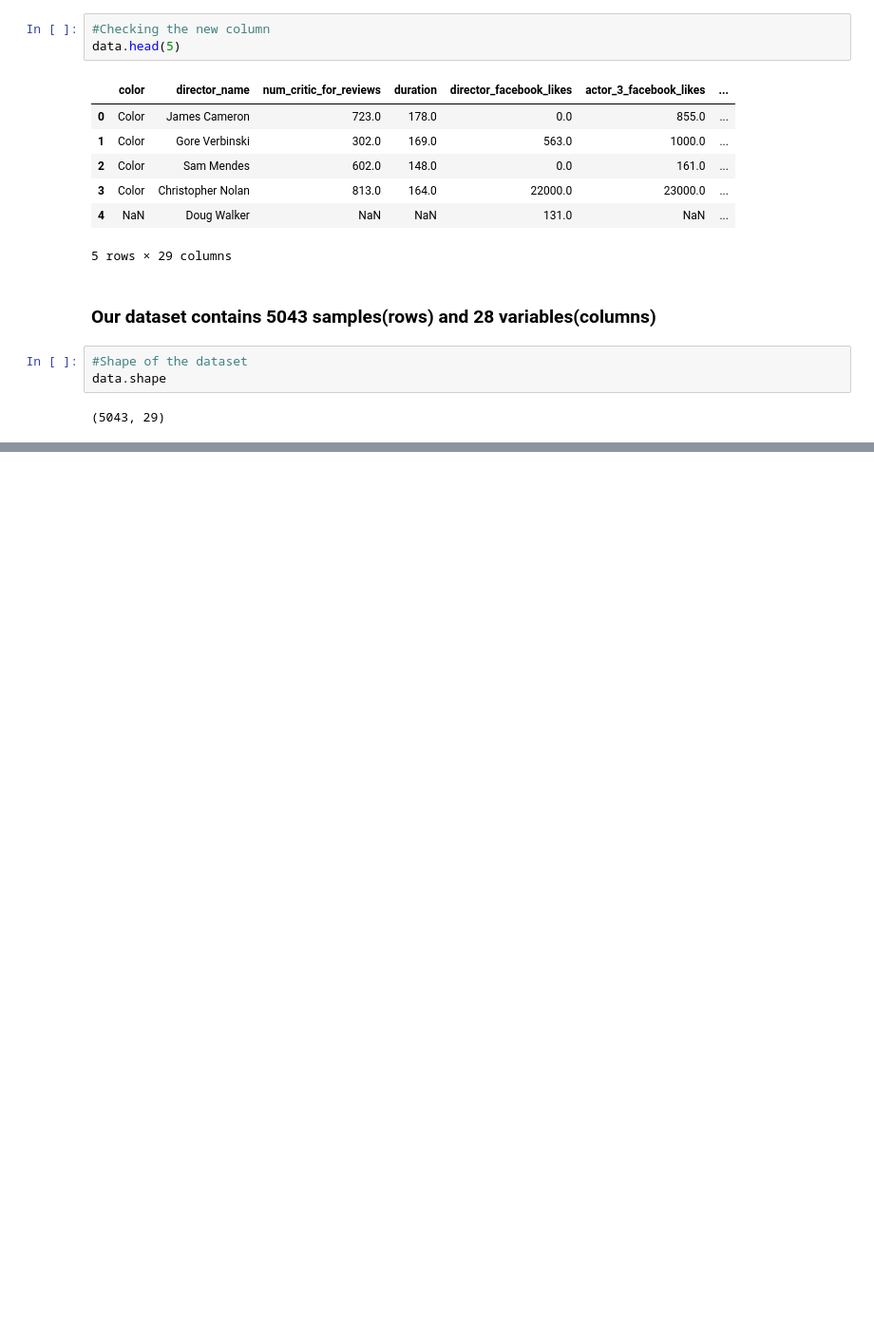
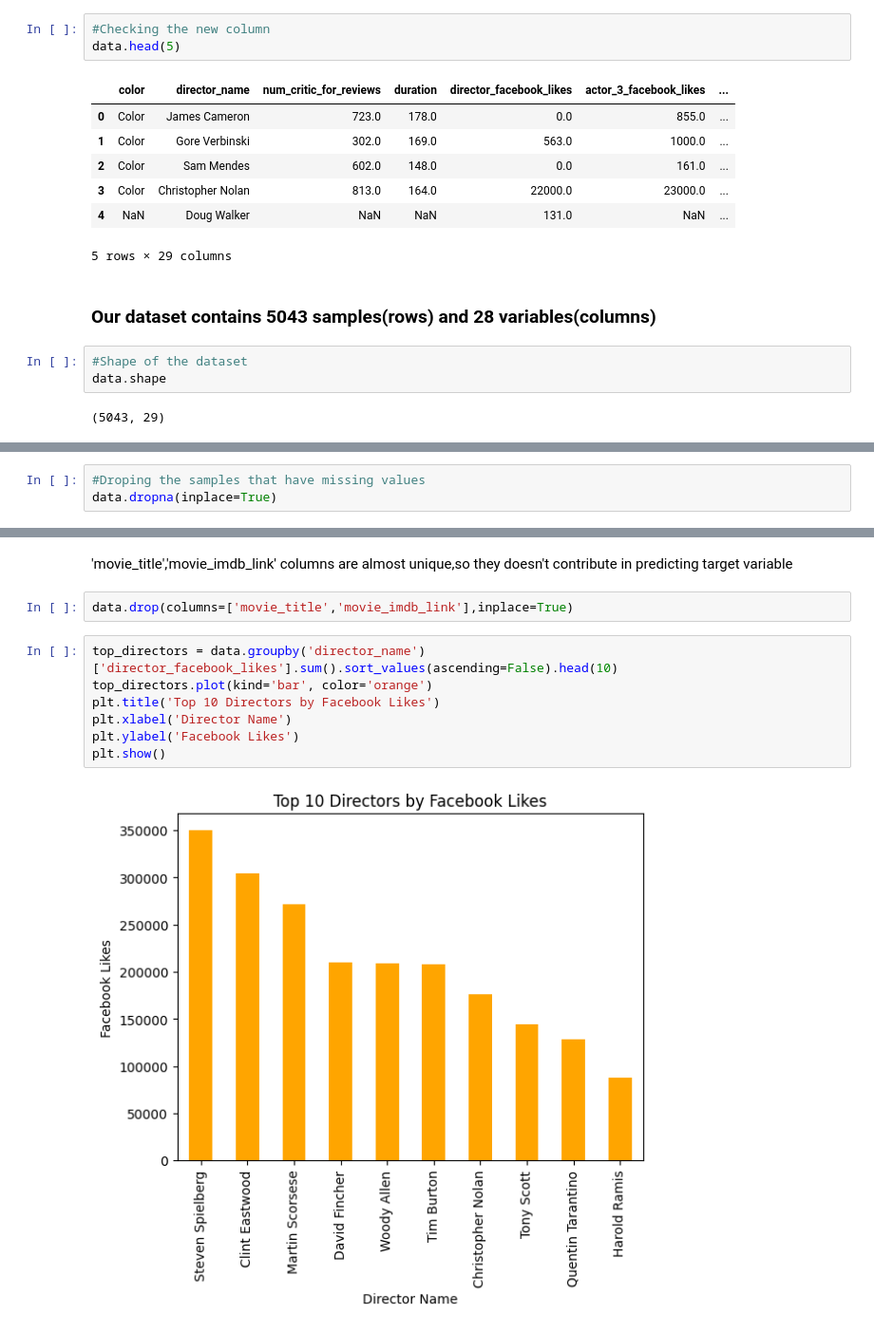
Before and after one commit to raviavaiya/Predicting-Movie-Success, a Jupyter notebook: Training/Movie Recommedation System.ipynb, the cells around one changed output, grey strips where cells are left out. Shown at 95% size. Drawn from its saved outputs; the diff is of its cells as text; blank space fills up the shorter version.

```diff
--- a/Training/Movie Recommedation System.ipynb
+++ b/Training/Movie Recommedation System.ipynb
@@ -74,0 +106,3 @@ data.shape
+# %%
+#Droping the samples that have missing values
+data.dropna(inplace=True)
@@ -74,0 +138,13 @@ data.shape
+# %% [markdown]
+'movie_title','movie_imdb_link' columns are almost unique,so they doesn't contribute in predicting target variable
+# %%
+data.drop(columns=['movie_title','movie_imdb_link'],inplace=True)
+# %%
+top_directors = data.groupby('director_name')['director_facebook_likes'].sum().sort_values(ascending=False).head(10)
+top_directors.plot(kind='bar', color='orange')
+plt.title('Top 10 Directors by Facebook Likes')
+plt.xlabel('Director Name')
+plt.ylabel('Facebook Likes')
+plt.show()
+# %% [output]
+[figure, added]
```
Also changed, not shown: parts of 15 cells of this notebook.
